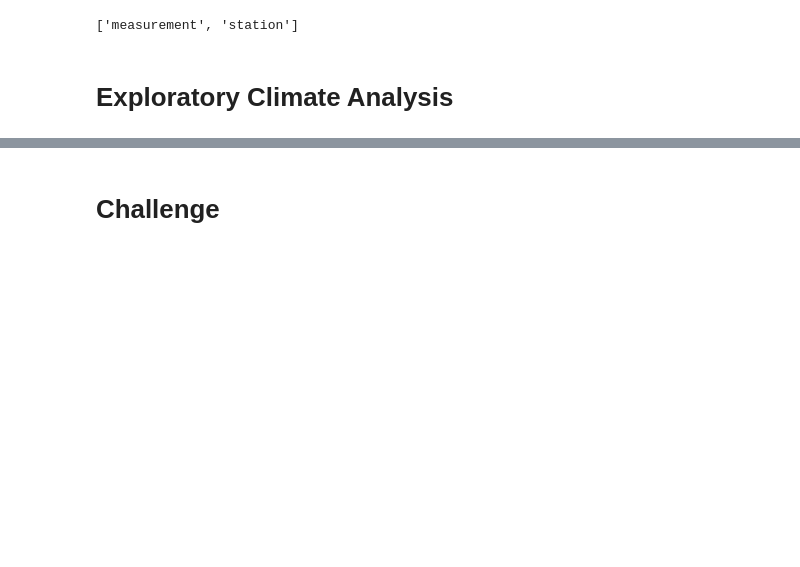
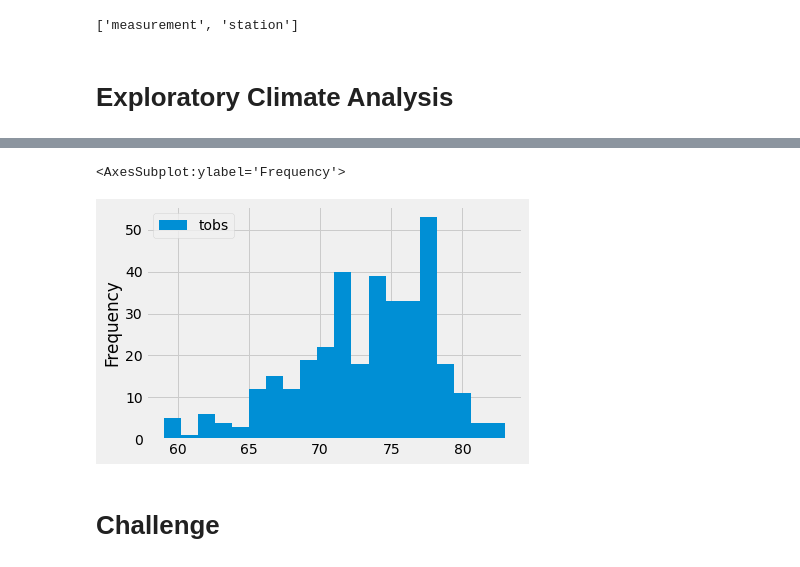
Before and after one commit to I-CV207/Surfs_up, a Jupyter notebook: climate_analysis.ipynb, the cells around one changed output, grey strips where cells are left out. Drawn from its saved outputs; the diff is of its cells as text; code cells hidden in the pictures; blank space fills up the shorter version.

```diff
--- a/climate_analysis.ipynb
+++ b/climate_analysis.ipynb
@@ -75,3 +178,8 @@ session=Session(engine)
+# %%
+results_df.plot.hist(bins=20)
+# %% [output]
+<AxesSubplot:ylabel='Frequency'>
+[figure, added]
 # %%
 # Write a function called `calc_temps` that will accept start date and end date in the format '%Y-%m-%d'
 # and return the minimum, average, and maximum temperatures for that range of dates
```
Also changed, not shown: parts of 8 cells of this notebook.
